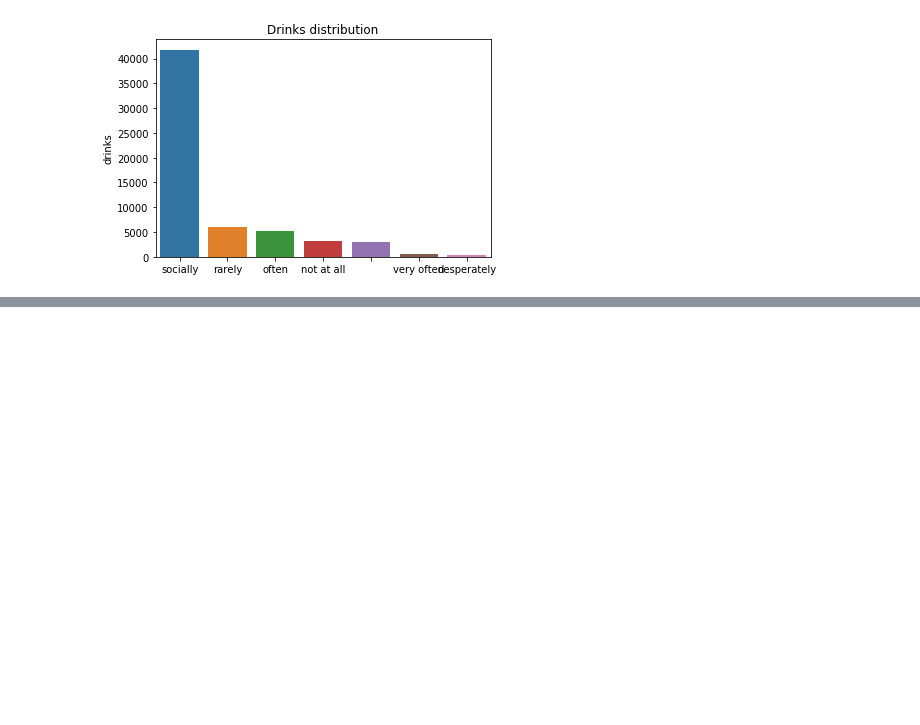
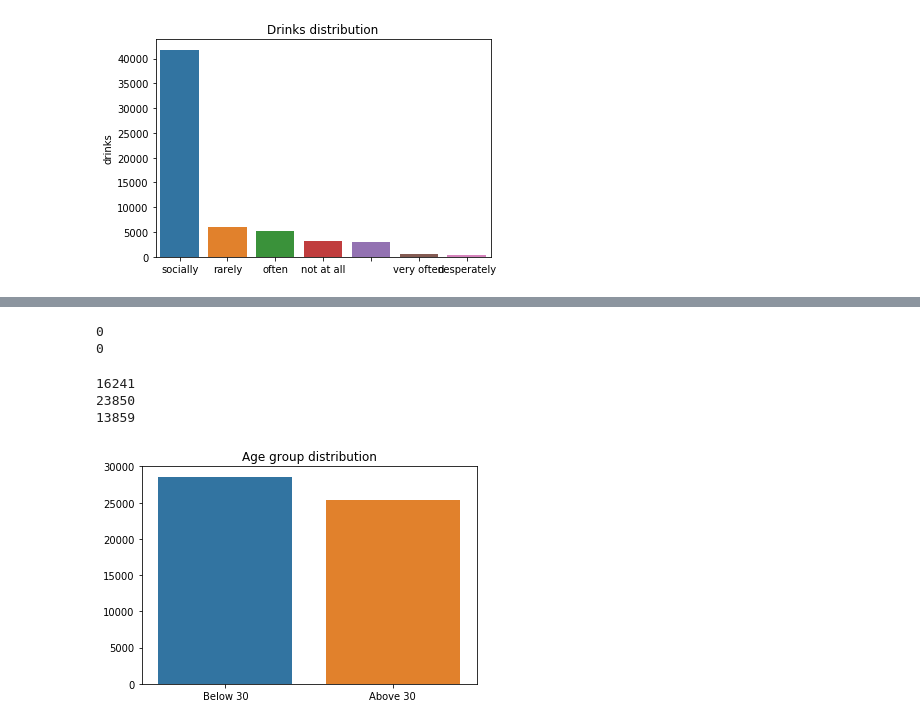
Before and after one commit to Ispanicus/OKCupid, a Jupyter notebook: Exploratory_analysis.ipynb, the cells around one changed output, grey strips where cells are left out. Saved outputs shown, nothing was run; the diff lists cells and outputs as text; code cells hidden in the pictures; blank space fills up the shorter version.

```diff
--- a/Exploratory_analysis.ipynb
+++ b/Exploratory_analysis.ipynb
@@ -173,0 +225,16 @@ plt.title("Drinks distribution");
+# %%
+b_30_data = 0
+a_30_data = 0
+for age in data["age"]:
+    if len(age) > 4:
+        continue
+    elif int(age) <= 30:
+        b_30 += 1
+    else:
+        a_30 += 1
+# %%
+print(b_30_data)
+print(a_30_data)
+# %% [output]
+0
+0
@@ -173,0 +254,16 @@ plt.title("Drinks distribution");
+# %%
+print(b_28)
+print(b_28_38)
+print(a_38)
+# %% [output]
+16241
+23850
+13859
+# %%
+age_group = ["Below 30", "Above 30"]
+age_group_count = [b_30, a_30]
+# %%
+age_dist = sns.barplot(x=age_group, y=age_group_count)
+plt.title("Age group distribution");
+# %% [output]
+[figure, added]
```
Also changed, not shown: parts of 11 cells of this notebook.
